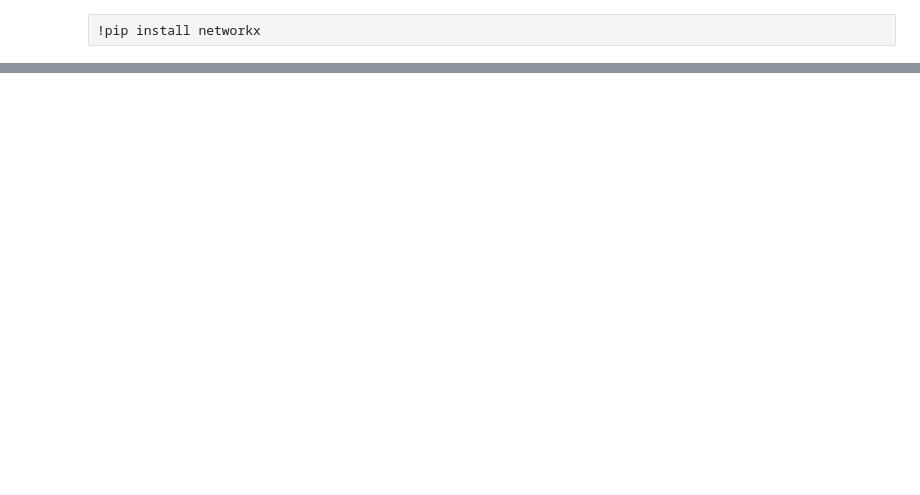
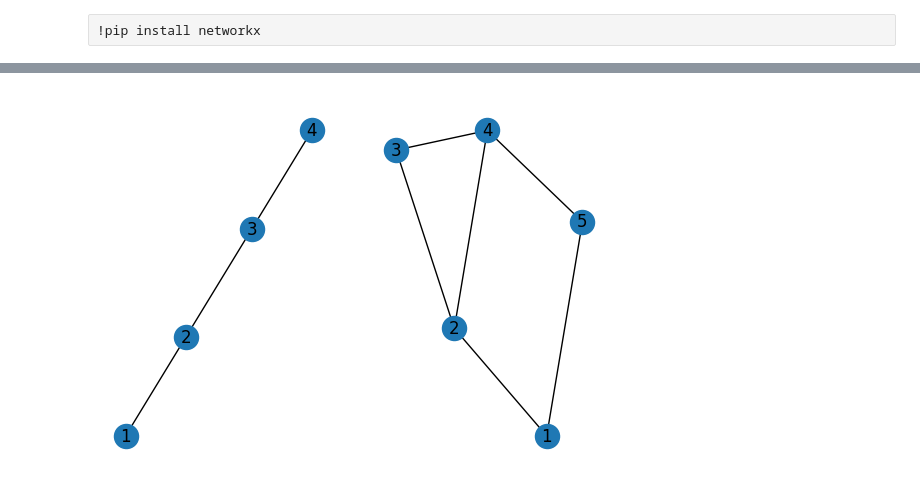
Before and after one commit to JeannesTheo/DataMiningForNetworks, a Jupyter notebook: Assignement2.ipynb, the cells around one changed output, grey strips where cells are left out. Saved outputs shown, nothing was run; the diff lists cells and outputs as text; code cells hidden in the pictures; blank space fills up the shorter version.

```diff
--- a/Assignement2.ipynb
+++ b/Assignement2.ipynb
@@ -244,0 +232,6 @@ for i in l:
+# %%
+G = nx.Graph([(1,2),(2,3),(3,4)])
+G1 = nx.Graph([(1,2),(2,3),(3,4),(4,5),(4,2),(5,1)])
+plot_graphs(G,G1)
+# %% [output]
+[figure, added]
```
Also changed, not shown: parts of 17 cells of this notebook, 1 other file.
